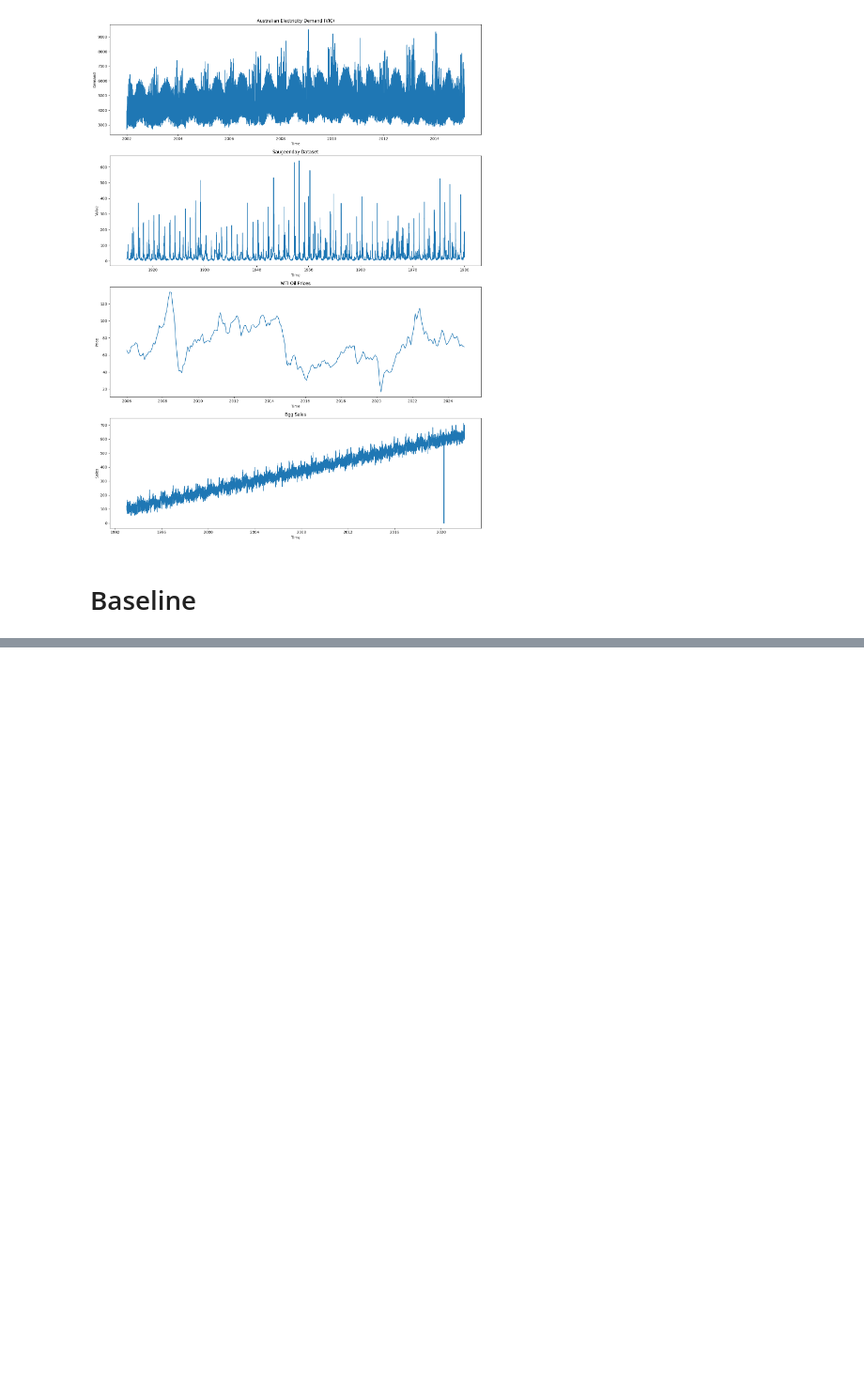
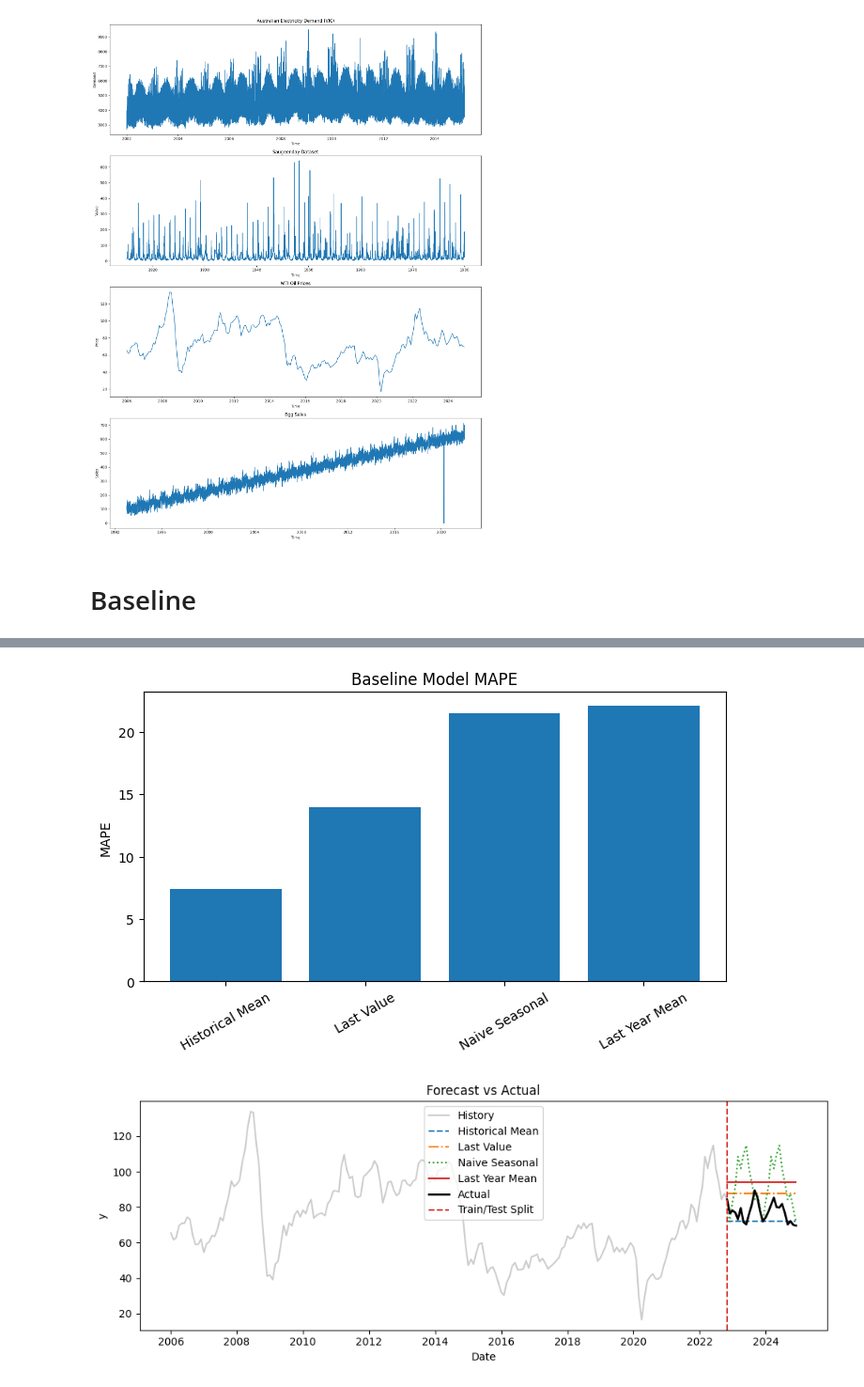
Before and after one commit to rafabarros95/Time-Series-Forecasting, a Jupyter notebook: baseline.ipynb, the cells around one changed output, grey strips where cells are left out. Shown: that part at 94% size. Cells and saved outputs as stored; diff of their text form; code cells hidden in the pictures; blank space fills up the shorter version.

```diff
--- a/baseline.ipynb
+++ b/baseline.ipynb
@@ -51,0 +126,5 @@ See the caveats in the documentation: https://pandas.pydata.org/pandas-docs/stab
+# %%
+plot_baseline_results(wti_oil_df, test_size=0.11111111)
+# %% [output]
+[figure, added]
+[figure, added]
```
Also changed, not shown: parts of 11 cells of this notebook, 1 other file.
